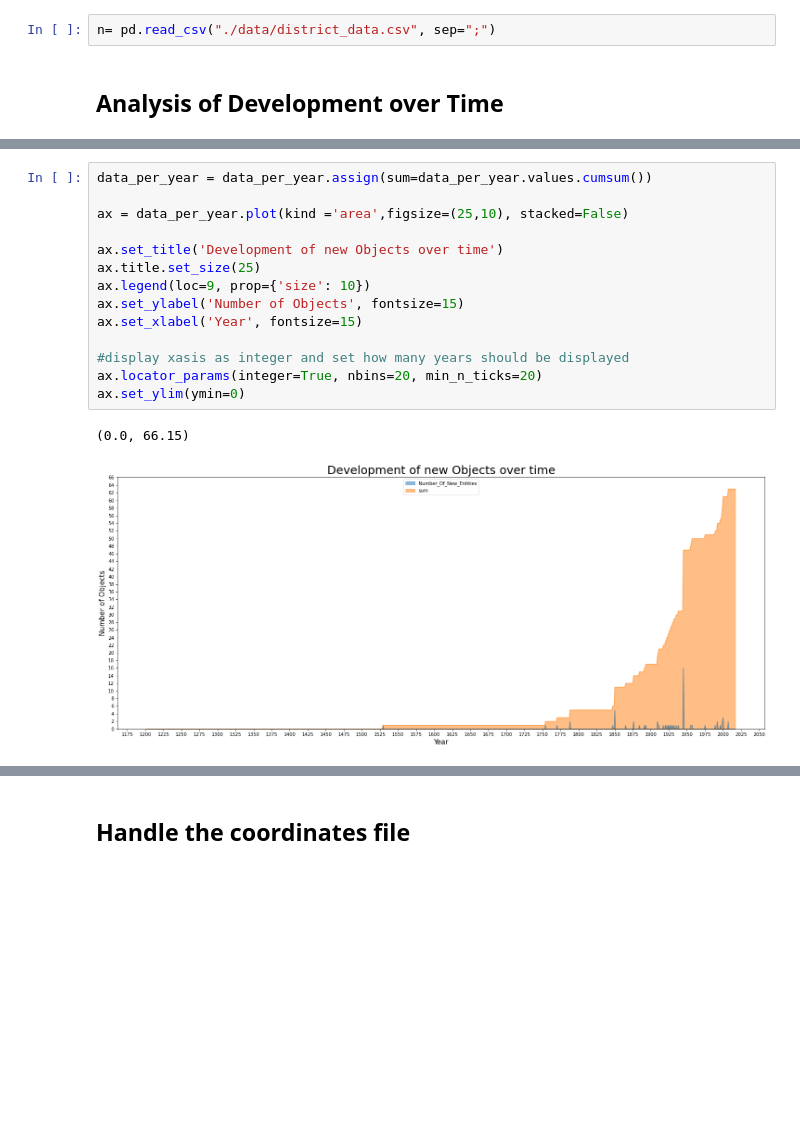
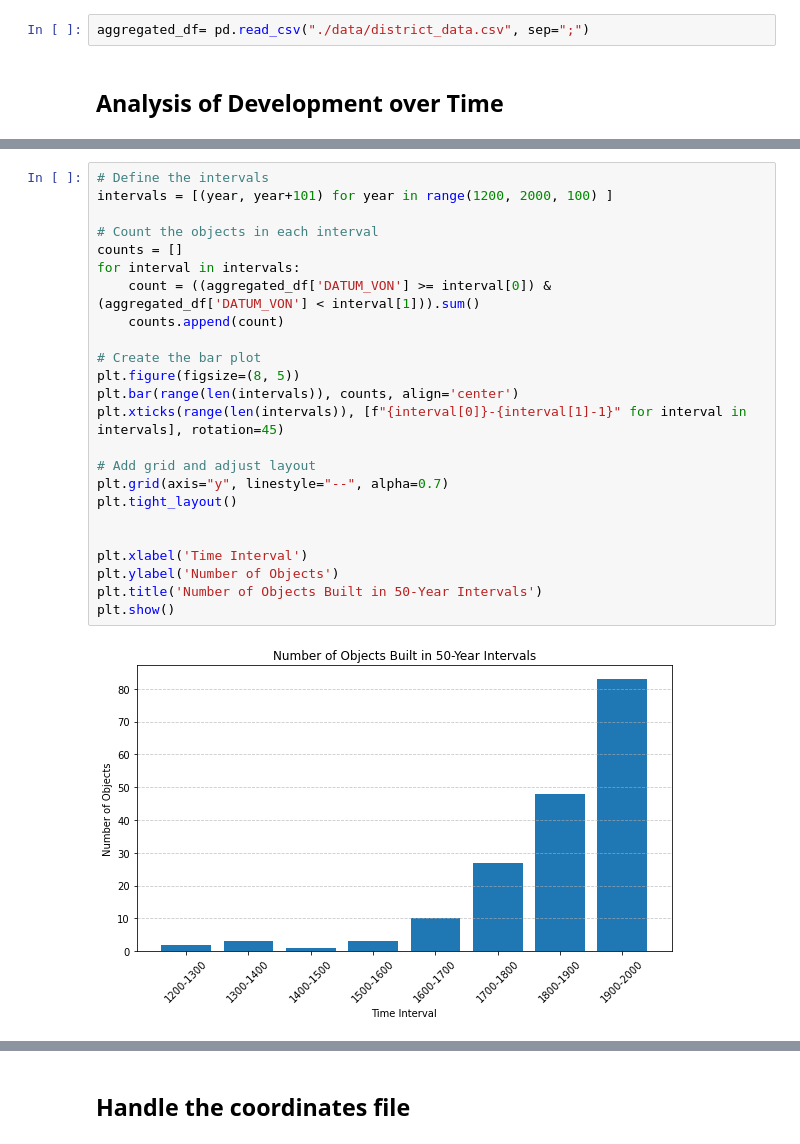
Before and after one commit to dario-x/history_seven, a Jupyter notebook: preprocessing/preprocessing.ipynb, the cells around one changed output, grey strips where cells are left out. Saved outputs shown, nothing was run; the diff lists cells and outputs as text; blank space fills up the shorter version.

```diff
--- a/preprocessing.ipynb
+++ b/preprocessing/preprocessing.ipynb
@@ -431,6 +431,6 @@ aggregated_df.TYPE.value_counts().plot(kind='barh',figsize=(8,10))
 # %%
 aggregated_df.to_csv("./data/district_data.csv", sep =";", index_label=False)
 # %%
-n= pd.read_csv("./data/district_data.csv", sep=";")
+aggregated_df= pd.read_csv("./data/district_data.csv", sep=";")
 # %% [markdown]
 ## Analysis of Development over Time
@@ -501,17 +455,26 @@ Text(0.5, 0, 'Year')
-# %%
-data_per_year = data_per_year.assign(sum=data_per_year.values.cumsum())
-
-ax = data_per_year.plot(kind ='area',figsize=(25,10), stacked=False)
-
-ax.set_title('Development of new Objects over time')
-ax.title.set_size(25)
-ax.legend(loc=9, prop={'size': 10})
-ax.set_ylabel('Number of Objects', fontsize=15)
-ax.set_xlabel('Year', fontsize=15)
-
-#display xasis as integer and set how many years should be displayed
-ax.locator_params(integer=True, nbins=20, min_n_ticks=20)
-ax.set_ylim(ymin=0)
-# %% [output]
-(0.0, 66.15)
-[figure, removed]
+# %%
+# Define the intervals
+intervals = [(year, year+101) for year in range(1200, 2000, 100) ]
+
+# Count the objects in each interval
+counts = []
+for interval in intervals:
+    count = ((aggregated_df['DATUM_VON'] >= interval[0]) & (aggregated_df['DATUM_VON'] < interval[1])).sum()
+    counts.append(count)
+
+# Create the bar plot
+plt.figure(figsize=(8, 5))
+plt.bar(range(len(intervals)), counts, align='center')
+plt.xticks(range(len(intervals)), [f"{interval[0]}-{interval[1]-1}" for interval in intervals], rotation=45)
+
+# Add grid and adjust layout
+plt.grid(axis="y", linestyle="--", alpha=0.7)
+plt.tight_layout()
+
+
+plt.xlabel('Time Interval')
+plt.ylabel('Number of Objects')
+plt.title('Number of Objects Built in 50-Year Intervals')
+plt.show()
+# %% [output]
+[figure, added]
```
Also changed, not shown: parts of 6 cells of this notebook, 6 other files.
